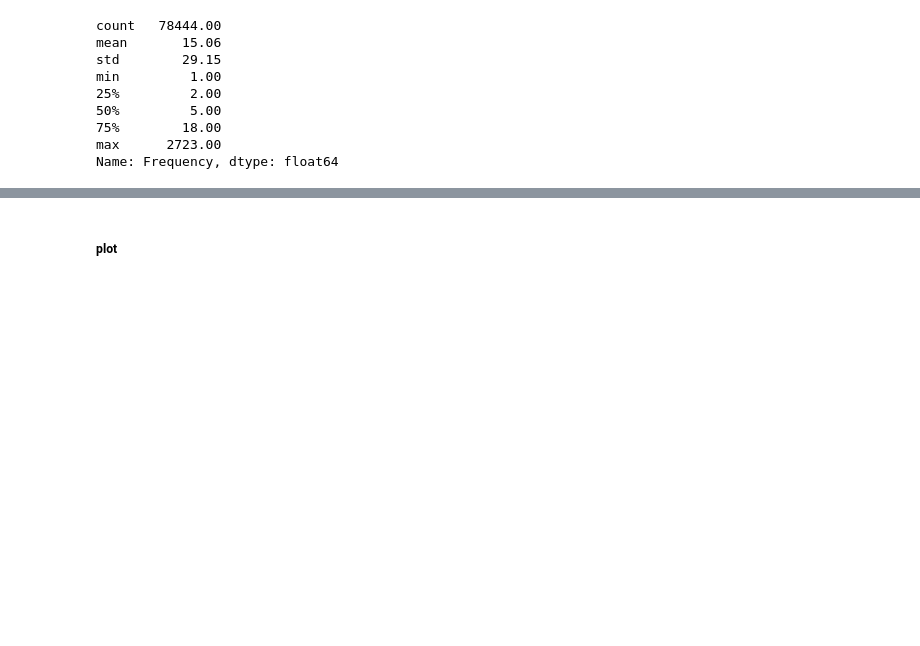
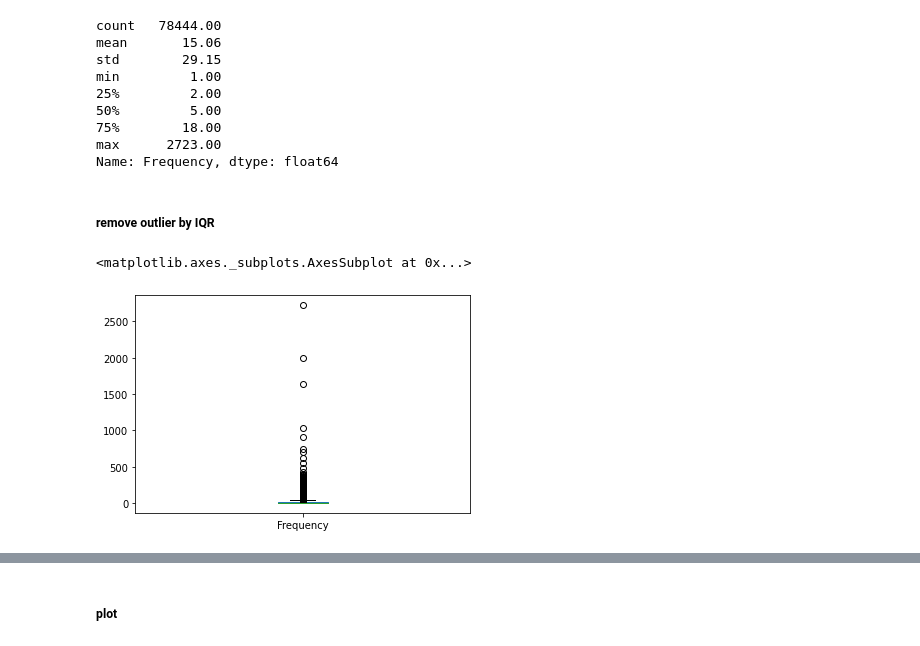
Before and after one commit to a151815058/EDA, a Jupyter notebook: EDA.ipynb, the cells around one changed output, grey strips where cells are left out. Saved outputs shown, nothing was run; the diff lists cells and outputs as text; code cells hidden in the pictures; blank space fills up the shorter version.

```diff
--- a/EDA.ipynb
+++ b/EDA.ipynb
@@ -912,3 +912,10 @@ min         1.00
 75%        18.00
 max      2723.00
 Name: Frequency, dtype: float64
+# %% [markdown]
+#####  remove outlier by IQR
+# %%
+sales_data_user['Frequency'].plot.box()
+# %% [output]
+<matplotlib.axes._subplots.AxesSubplot at 0x...>
+[figure, added]
```
Also changed, not shown: parts of 18 cells of this notebook.
